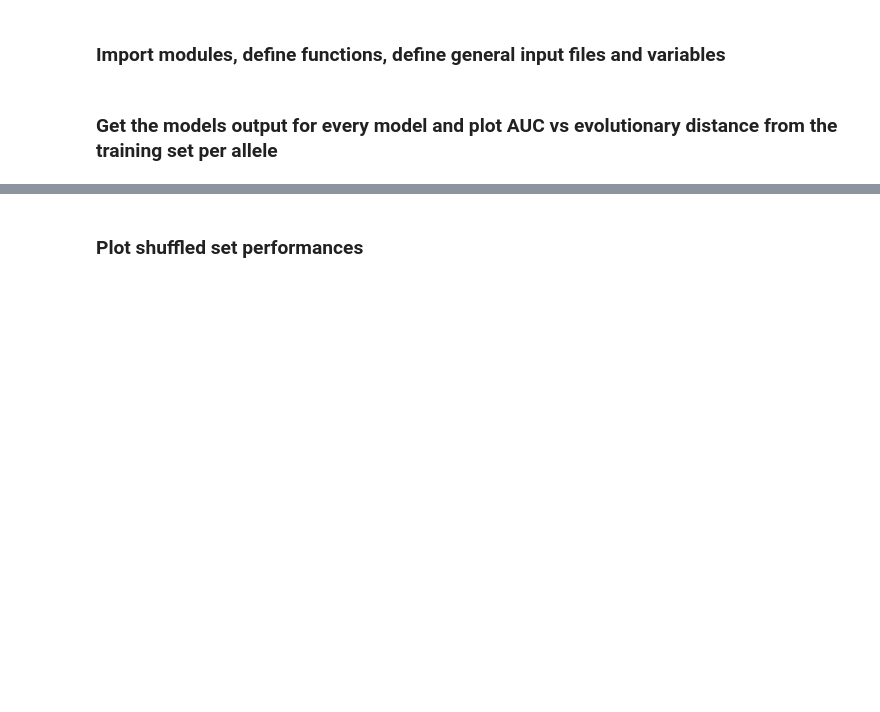
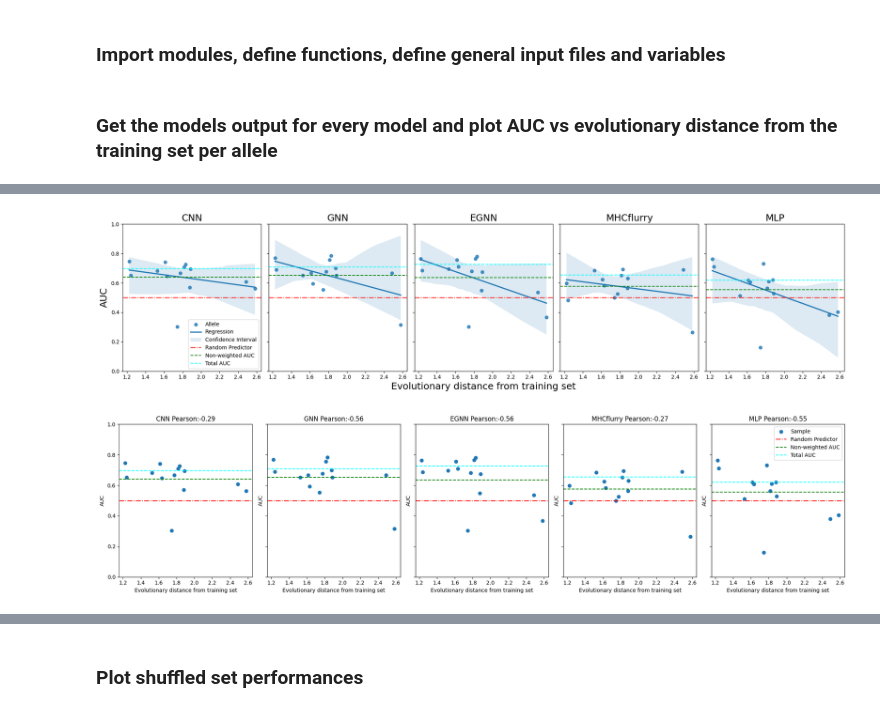
Before and after one commit to DeepRank/3D-Vac, a Jupyter notebook: src/exploration/DeepRank/explore_auc_per_allele.ipynb, the cells around one changed output, grey strips where cells are left out. Saved outputs shown, nothing was run; the diff lists cells and outputs as text; code cells hidden in the pictures; blank space fills up the shorter version.

```diff
--- a/src/exploration/DeepRank/explore_auc_per_allele.ipynb
+++ b/src/exploration/DeepRank/explore_auc_per_allele.ipynb
@@ -328,0 +270,80 @@ TITLE MLP, AUC 0.6192429568079454
+# %%
+
+#%% Plot regplot
+
+fig, axes = plt.subplots(1, 5, figsize=(20, 5), sharey=True)
+correlations = {}
+
+# Iterate over the allele_outputs dictionary and titles list
+for i, title in enumerate(models_outputs.keys()):
+    if 'SSL' not in title:
+        allele_outputs = models_outputs[title]
+        x = [allele_outputs[x]['distance'] for x in allele_outputs if 'total' not in x]
+        y = [allele_outputs[x]['auc'] for x in allele_outputs if 'total' not in x]
+
+        correlations[title] = np.corrcoef(x, y)[0][1]
+
+        # Create scatter plot with regression line
+        sns.regplot(x=x, y=y, ci=99, n_boot=1000, ax=axes[i]) #lowess=True)
+        axes[i].axhline(0.5, linestyle='-.', color='red', label='Baseline')
+        axes[i].axhline(np.mean(y), linestyle='--', color='green', label='Average AUC')
+        axes[i].axhline(np.mean(allele_outputs['total_auc']), linestyle='--', color='cyan', label='Total AUC')
+
+        # Customize individual subplot
+        axes[i].set_title(f'{title}', fontsize=18) #Pearson:{correlations[title]:.2f}')
+        if i == 2:
+            axes[i].set_xlabel('Evolutionary distance from training set', fontsize=18)
+        if i == 0:
+            axes[i].set_ylabel('AUC', fontsize=18)
+
+        if i == 0:
+            axes[i].legend(labels=['Allele', 'Regression', 'Confidence Interval', 'Random Predictor', 'Non-weighted AUC', 'Total AUC'])
+
+# Set common y-label for all subplots
+axes[0].set_ylabel('AUC')
+axes[0].set_ylim(0,1.0)
+
+# Adjust layout and show the plot
+plt.tight_layout()
+plt.savefig(f'/home/dmarz/3D-Vac/src/exploration/manuscript/figures/AUCvsEvo.png', dpi=400)
+plt.savefig(f'/home/dmarz/3D-Vac/src/exploration/manuscript/figures/AUCvsEvo.pdf')
+plt.show()
+
+#%% Plot scatterplot
+
+fig, axes = plt.subplots(1, 5, figsize=(20, 5), sharey=True)
+correlations = {}
+
+# Iterate over the allele_outputs dictionary and titles list
+for i, title in enumerate(models_outputs.keys()):
+    if 'SSL' not in title:
+        allele_outputs = models_outputs[title]
+        x = [allele_outputs[x]['distance'] for x in allele_outputs if 'total' not in x]
+        y = [allele_outputs[x]['auc'] for x in allele_outputs if 'total' not in x]
+
+        correlations[title] = np.corrcoef(x, y)[0][1]
+
+        # Create scatter plot with regression line
+        axes[i].scatter(x, y, s=40) #lowess=True)
+        axes[i].axhline(0.5, linestyle='-.', color='red', label='Baseline')
+        axes[i].axhline(np.mean(y), linestyle='--', color='green', label='Average AUC')
+        axes[i].axhline(np.mean(allele_outputs['total_auc']), linestyle='--', color='cyan', label='Total AUC')
+
+        # Customize individual subplot
+        axes[i].set_title(f'{title} Pearson:{correlations[title]:.2f}')
+        axes[i].set_xlabel('Evolutionary distance from training set')
+        axes[i].set_ylabel('AUC')
+
+        if i == 4:
+            axes[i].legend(labels=['Sample', 'Random Predictor', 'Non-weighted AUC', 'Total AUC'])
+
+# Set common y-label for all subplots
+axes[0].set_ylabel('AUC')
+axes[0].set_ylim(0,1.0)
+
+# Adjust layout and show the plot
+plt.tight_layout()
+plt.show()
+# %% [output]
+[figure, added]
+[figure, added]
```
Also changed, not shown: parts of 11 cells of this notebook, 3 other files.
